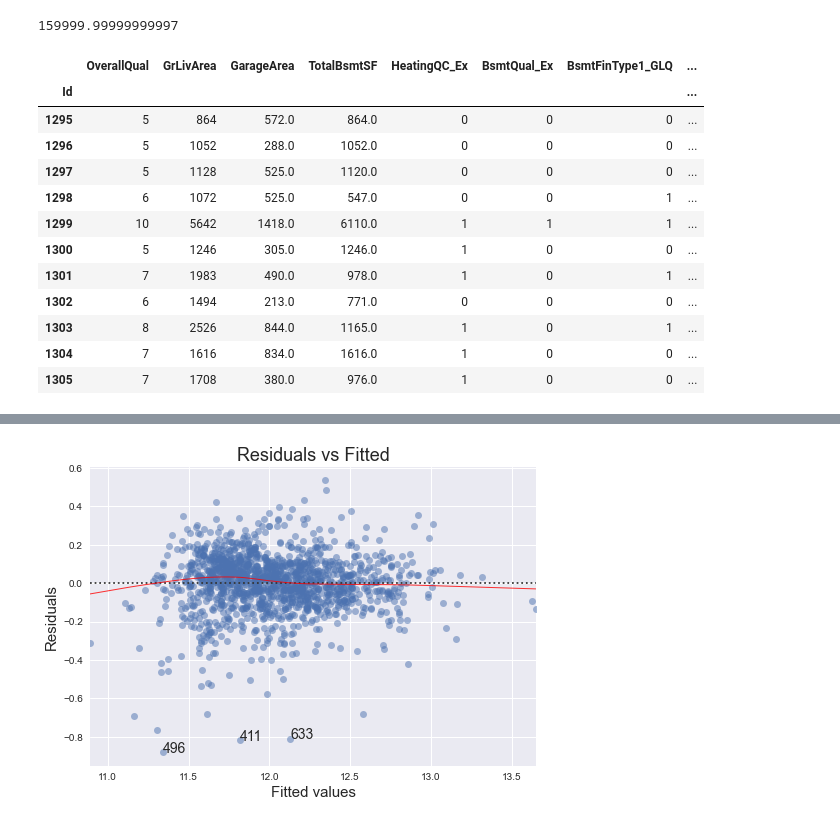
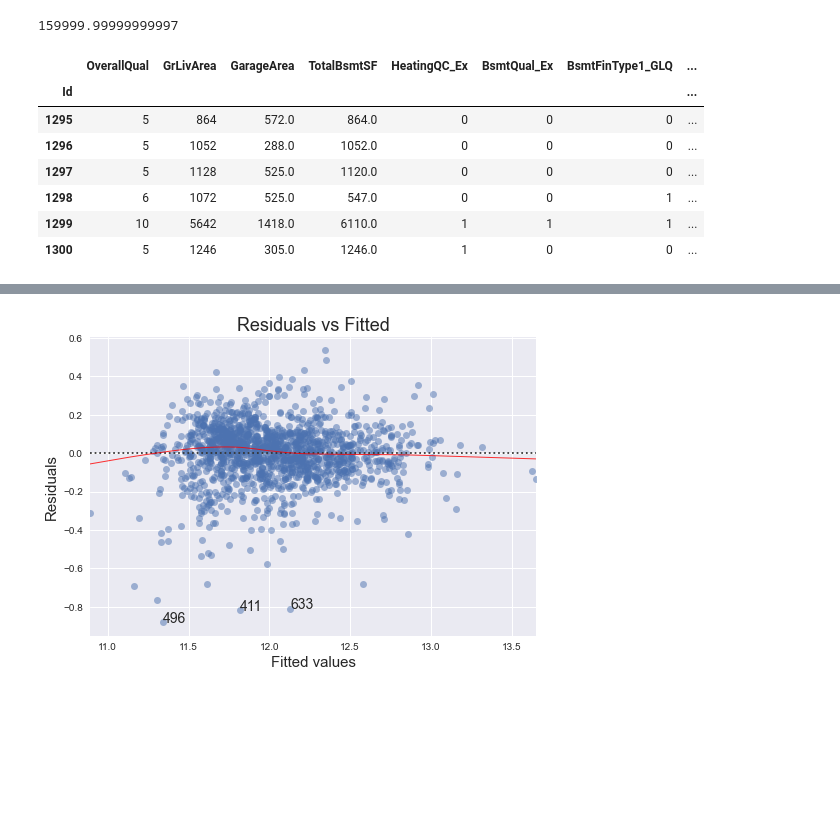
Before and after one commit to freya-git/LAVA, a Jupyter notebook: CRISP-DM_Template.ipynb, the cells around one changed output, grey strips where cells are left out. Cells and saved outputs as stored; diff of their text form; code cells hidden in the pictures; blank space fills up the shorter version.

```diff
--- a/CRISP-DM_Template.ipynb
+++ b/CRISP-DM_Template.ipynb
@@ -1001,18 +1040,13 @@ np.expm1(saleP[1299])
 # %% [output]
 159999.99999999997
 # %%
-x[1294:1305]
+x[1294:1300]
 # %% [output]
 |  | OverallQual | GrLivArea | GarageArea | TotalBsmtSF | HeatingQC_Ex | BsmtQual_Ex | BsmtFinType1_GLQ | ... |
 | Id |  |  |  |  |  |  |  | ... |
 | 1295 | 5 | 864 | 572.0 | 864.0 | 0 | 0 | 0 | ... |
 | 1296 | 5 | 1052 | 288.0 | 1052.0 | 0 | 0 | 0 | ... |
 | 1297 | 5 | 1128 | 525.0 | 1120.0 | 0 | 0 | 0 | ... |
 | 1298 | 6 | 1072 | 525.0 | 547.0 | 0 | 0 | 1 | ... |
 | 1299 | 10 | 5642 | 1418.0 | 6110.0 | 1 | 1 | 1 | ... |
 | 1300 | 5 | 1246 | 305.0 | 1246.0 | 1 | 0 | 0 | ... |
-| 1301 | 7 | 1983 | 490.0 | 978.0 | 1 | 0 | 1 | ... |
-| 1302 | 6 | 1494 | 213.0 | 771.0 | 0 | 0 | 0 | ... |
-| 1303 | 8 | 2526 | 844.0 | 1165.0 | 1 | 0 | 1 | ... |
-| 1304 | 7 | 1616 | 834.0 | 1616.0 | 1 | 0 | 0 | ... |
-| 1305 | 7 | 1708 | 380.0 | 976.0 | 1 | 0 | 0 | ... |
```
Also changed, not shown: parts of 38 cells of this notebook, 1 other file.
